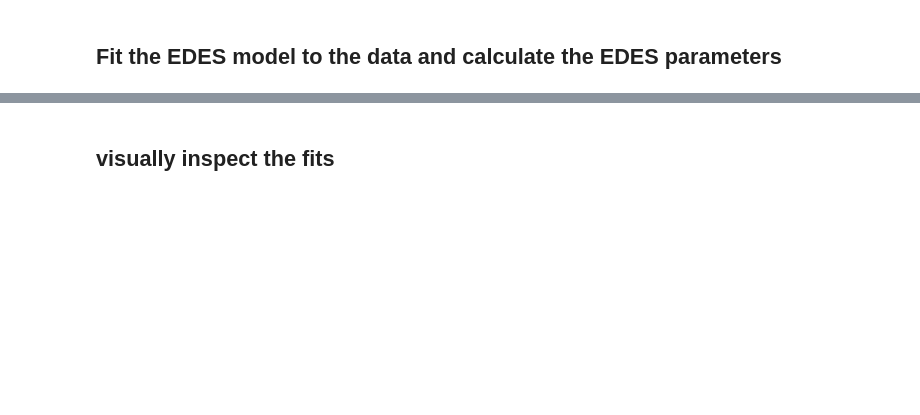
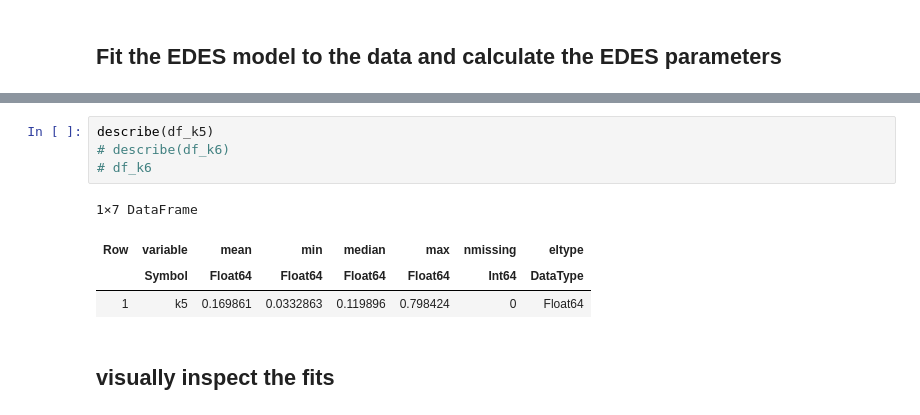
Before and after one commit to JDQuadt/EDES, a Jupyter notebook: MIRLIR_pipeline/Japanese_initial.ipynb, the cells around one changed output, grey strips where cells are left out. Drawn from its saved outputs; the diff is of its cells as text; blank space fills up the shorter version.

```diff
--- a/MIRLIR_pipeline/Japanese_initial.ipynb
+++ b/MIRLIR_pipeline/Japanese_initial.ipynb
@@ -157,3 +144,12 @@ describe(df_k6)
+# %%
+describe(df_k5)
+# describe(df_k6)
+# df_k6
+# %% [output]
+1×7 DataFrame
+| Row | variable | mean | min | median | max | nmissing | eltype |
+|  | Symbol | Float64 | Float64 | Float64 | Float64 | Int64 | DataType |
+| 1 | k5 | 0.169861 | 0.0332863 | 0.119896 | 0.798424 | 0 | Float64 |
 # %% [markdown]
 ## visually inspect the fits
 # %%
```
Also changed, not shown: parts of 9 cells of this notebook, 17 other files.
